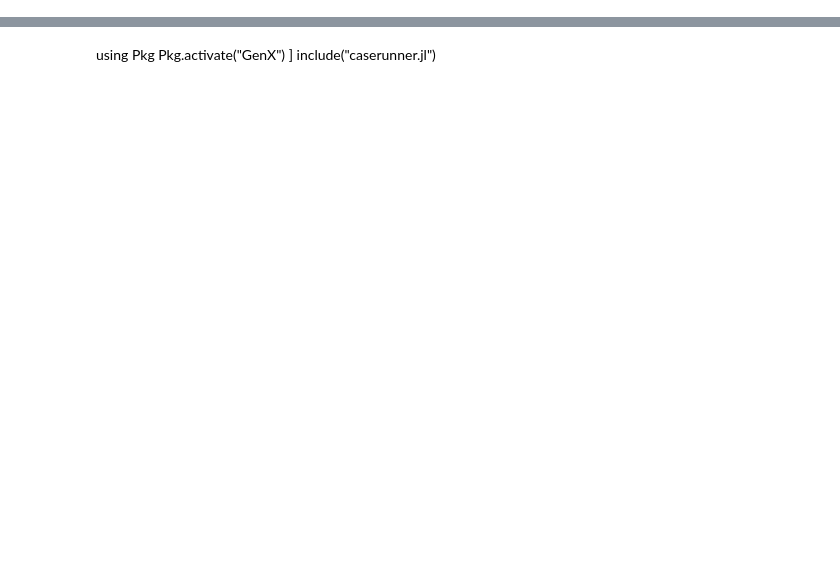
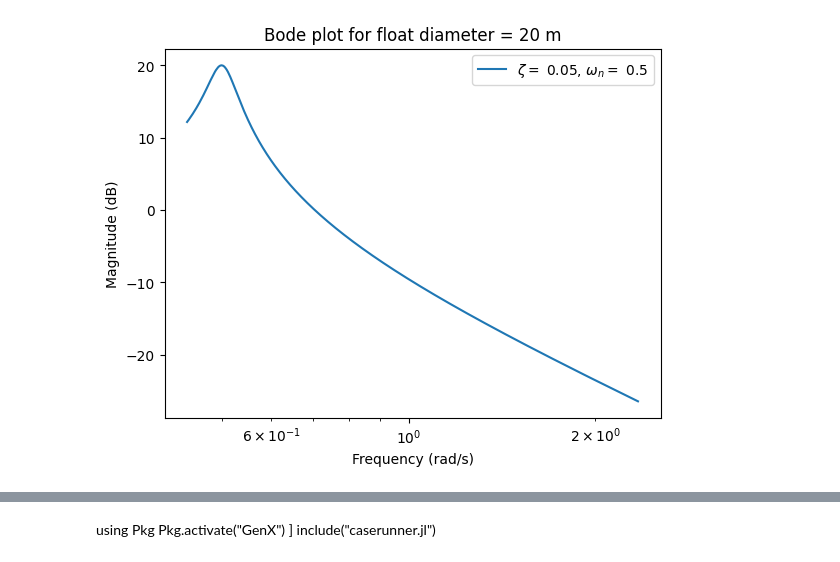
Before and after one commit to symbiotic-engineering/WEC-DECIDER, a Jupyter notebook: modules/CEM/make_additional_tech_csv.ipynb, the cells around one changed output, grey strips where cells are left out. Cells and saved outputs as stored; diff of their text form; code cells hidden in the pictures; blank space fills up the shorter version.

```diff
--- a/modules/CEM/make_additional_tech_csv.ipynb
+++ b/modules/CEM/make_additional_tech_csv.ipynb
@@ -44,21 +51,10 @@ data_mod = data.copy()
 
 rho_w = 1025  # kg/m^3, density of water
 g = 9.81  # m/s^2, acceleration due to gravity
-# J_calc = data_mod["significant_wave_height_0"]**2 * rho_w * g**2 / (64 * np.pi) * data_mod["energy_period_0"]
-J_calc = (
-    data_mod["significant_wave_height_0"] ** 2
-    * rho_w
-    * g**2
-    / (64 * np.pi)
-    * data_mod["mean_zero-crossing_period_0"]
-)
-fudge = 1 - 0.007 * (data_mod["mean_zero-crossing_period_0"] - (2 * np.pi))
-data_mod["Power_density_predicted"] = (
-    J_calc / fudge
-)  # / data_mod["spectral_width_0"] #* data_mod["directionality_coefficient_0"]
-data_mod["ratio_power_density"] = (
-    data_mod["omni-directional_wave_power_0"]
-    / data_mod["Power_density_predicted"]
-)
+#J_calc = data_mod["significant_wave_height_0"]**2 * rho_w * g**2 / (64 * np.pi) * data_mod["energy_period_0"]
+J_calc = data_mod["significant_wave_height_0"]**2 * rho_w * g**2 / (64 * np.pi) * data_mod["mean_zero-crossing_period_0"]
+fudge = 1 - .007 * (data_mod["mean_zero-crossing_period_0"] - (2*np.pi))
+data_mod["Power_density_predicted"] = J_calc / fudge #/ data_mod["spectral_width_0"] #* data_mod["directionality_coefficient_0"]
+data_mod["ratio_power_density"] = data_mod["omni-directional_wave_power_0"] / data_mod["Power_density_predicted"]
 
 data_mod.head()
@@ -121,29 +122,23 @@ CW = CW_frac * CW_max
 # %%
 # bode plot to check mag RAO
 
 for d_idx in range(len(float_diam_range)):
     fig, ax = plt.subplots()
     for z_idx in range(len(zeta_range)):
         for o_idx in range(len(omega_n_range)):
+
             x_data = OMEGA[:, z_idx, o_idx, d_idx]
             y_data = 20 * np.log10(np.sqrt(mag_RAO_sq[:, z_idx, o_idx, d_idx]))
             sorted_indices = np.argsort(x_data)
             x_data = x_data[sorted_indices]
             y_data = y_data[sorted_indices]
-            ax.semilogx(
-                x_data,
-                y_data,
-                label="$\zeta =$ "
-                + str(zeta_range[z_idx])
-                + ", $\omega_n =$ "
-                + str(omega_n_range[o_idx]),
-            )
+            ax.semilogx(x_data, y_data, label="$\zeta =$ " + str(zeta_range[z_idx]) + ", $\omega_n =$ " + str(omega_n_range[o_idx]))
     ax.set_xlabel("Frequency (rad/s)")
     ax.set_ylabel("Magnitude (dB)")
-    ax.set_title(
-        "Bode plot for float diameter = " + str(float_diam_range[d_idx]) + " m"
-    )
+    ax.set_title("Bode plot for float diameter = " + str(float_diam_range[d_idx]) + " m")
     ax.legend()
+# %% [output]
+[figure, added]
 # %%
 # plot time series of CW fraction
 for d_idx in range(len(float_diam_range)):
```
Also changed, not shown: parts of 13 cells of this notebook, 1 other file.
